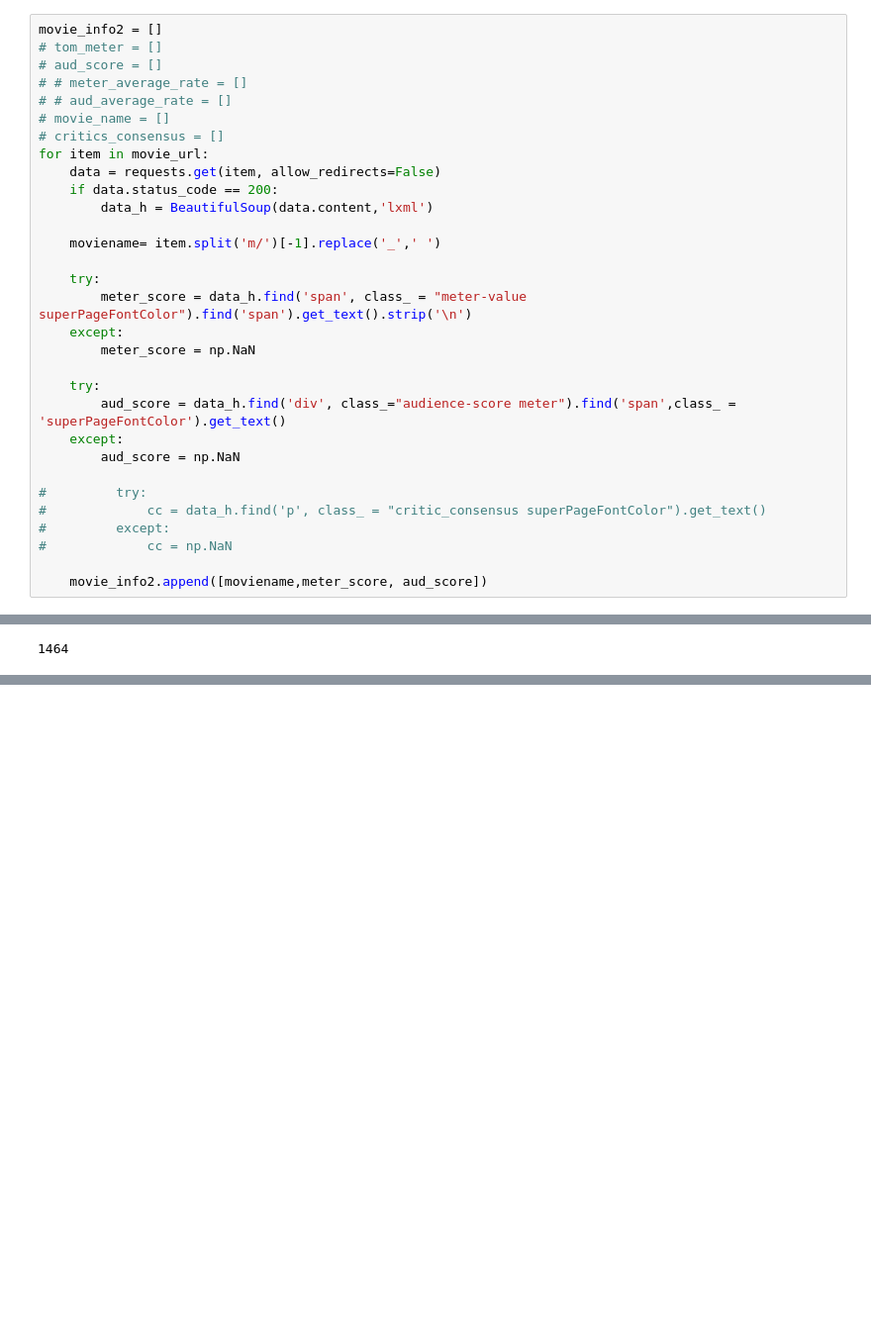
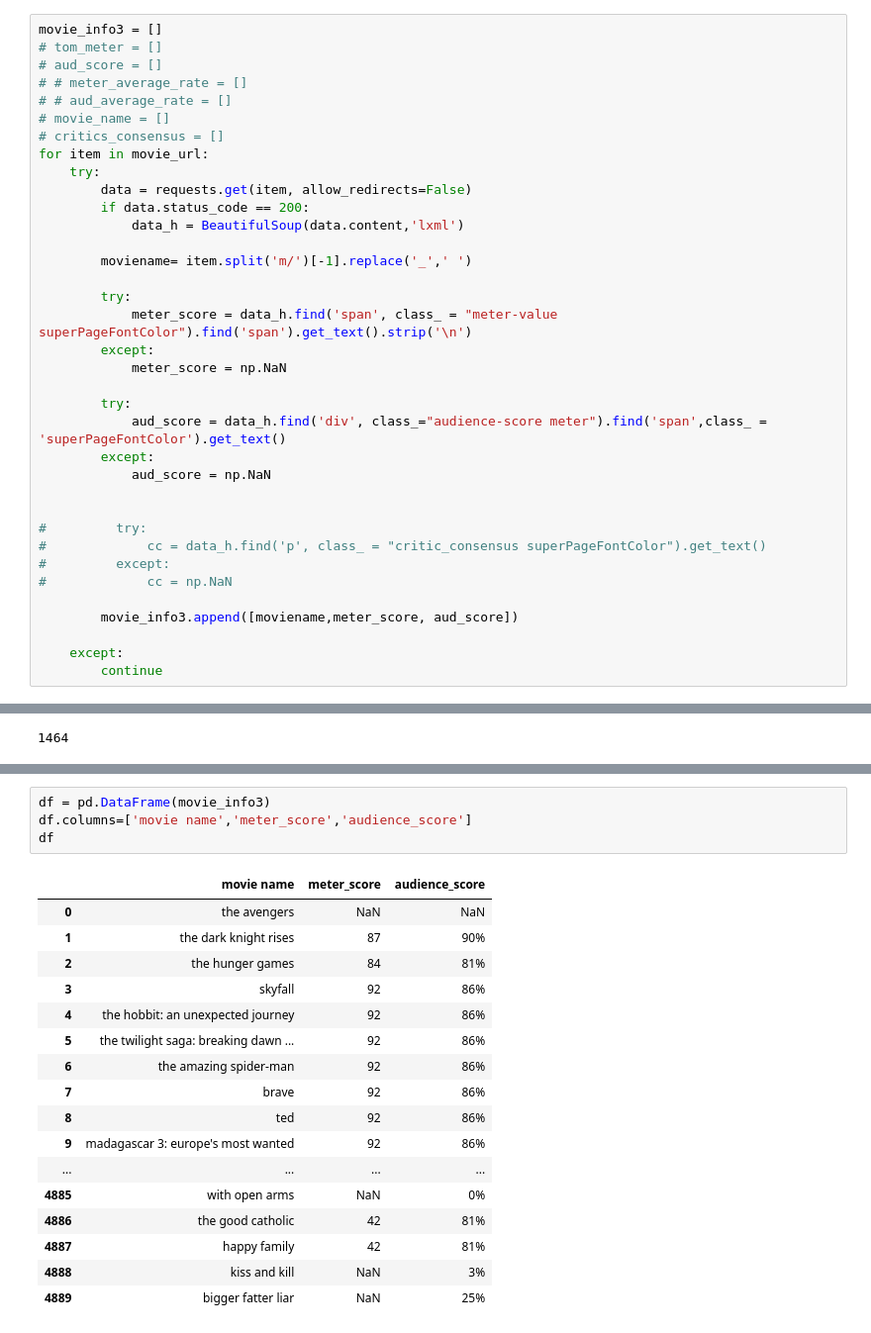
Before and after one commit to cicisongze/Movie_analysis_project, a Jupyter notebook: totten tomatoes.ipynb, the cells around one changed output, grey strips where cells are left out. Shown: that part at 99% size. Drawn from its saved outputs; the diff is of its cells as text; blank space fills up the shorter version.

```diff
--- a/totten tomatoes.ipynb
+++ b/totten tomatoes.ipynb
@@ -56,7 +56,7 @@ movie_url
  'https://www.rottentomatoes.com/m/top_five',
  ...]
 # %%
-movie_info2 = []
+movie_info3 = []
 # tom_meter = []
 # aud_score = []
 # # meter_average_rate = []
@@ -64,25 +64,30 @@ movie_info2 = []
 # movie_name = []
 # critics_consensus = []
 for item in movie_url:
-    data = requests.get(item, allow_redirects=False)
-    if data.status_code == 200:
-        data_h = BeautifulSoup(data.content,'lxml')
+    try:
+        data = requests.get(item, allow_redirects=False)
+        if data.status_code == 200:
+            data_h = BeautifulSoup(data.content,'lxml')
 
-    moviename= item.split('m/')[-1].replace('_',' ')
+        moviename= item.split('m/')[-1].replace('_',' ')
 
-    try:
-        meter_score = data_h.find('span', class_ = "meter-value superPageFontColor").find('span').get_text().strip('\n')
-    except:
-        meter_score = np.NaN
+        try:
+            meter_score = data_h.find('span', class_ = "meter-value superPageFontColor").find('span').get_text().strip('\n')
+        except:
+            meter_score = np.NaN
 
-    try:
-        aud_score = data_h.find('div', class_="audience-score meter").find('span',class_ = 'superPageFontColor').get_text()
-    except:
-        aud_score = np.NaN
+        try:
+            aud_score = data_h.find('div', class_="audience-score meter").find('span',class_ = 'superPageFontColor').get_text()
+        except:
+            aud_score = np.NaN
+
 
 #         try:
 #             cc = data_h.find('p', class_ = "critic_consensus superPageFontColor").get_text()
 #         except:
 #             cc = np.NaN
 
-    movie_info2.append([moviename,meter_score, aud_score])
+        movie_info3.append([moviename,meter_score, aud_score])
+
+    except:
+        continue
@@ -109,0 +133,22 @@ len(movie_info2)
+# %%
+df = pd.DataFrame(movie_info3)
+df.columns=['movie name','meter_score','audience_score']
+df
+# %% [output]
+|  | movie name | meter_score | audience_score |
+| 0 | the avengers | NaN | NaN |
+| 1 | the dark knight rises | 87 | 90% |
+| 2 | the hunger games | 84 | 81% |
+| 3 | skyfall | 92 | 86% |
+| 4 | the hobbit: an unexpected journey | 92 | 86% |
+| 5 | the twilight saga: breaking dawn ... | 92 | 86% |
+| 6 | the amazing spider-man | 92 | 86% |
+| 7 | brave | 92 | 86% |
+| 8 | ted | 92 | 86% |
+| 9 | madagascar 3: europe's most wanted | 92 | 86% |
+| ... | ... | ... | ... |
+| 4885 | with open arms | NaN | 0% |
+| 4886 | the good catholic | 42 | 81% |
+| 4887 | happy family | 42 | 81% |
+| 4888 | kiss and kill | NaN | 3% |
+| 4889 | bigger fatter liar | NaN | 25% |
```
Also changed, not shown: parts of 14 cells of this notebook.
